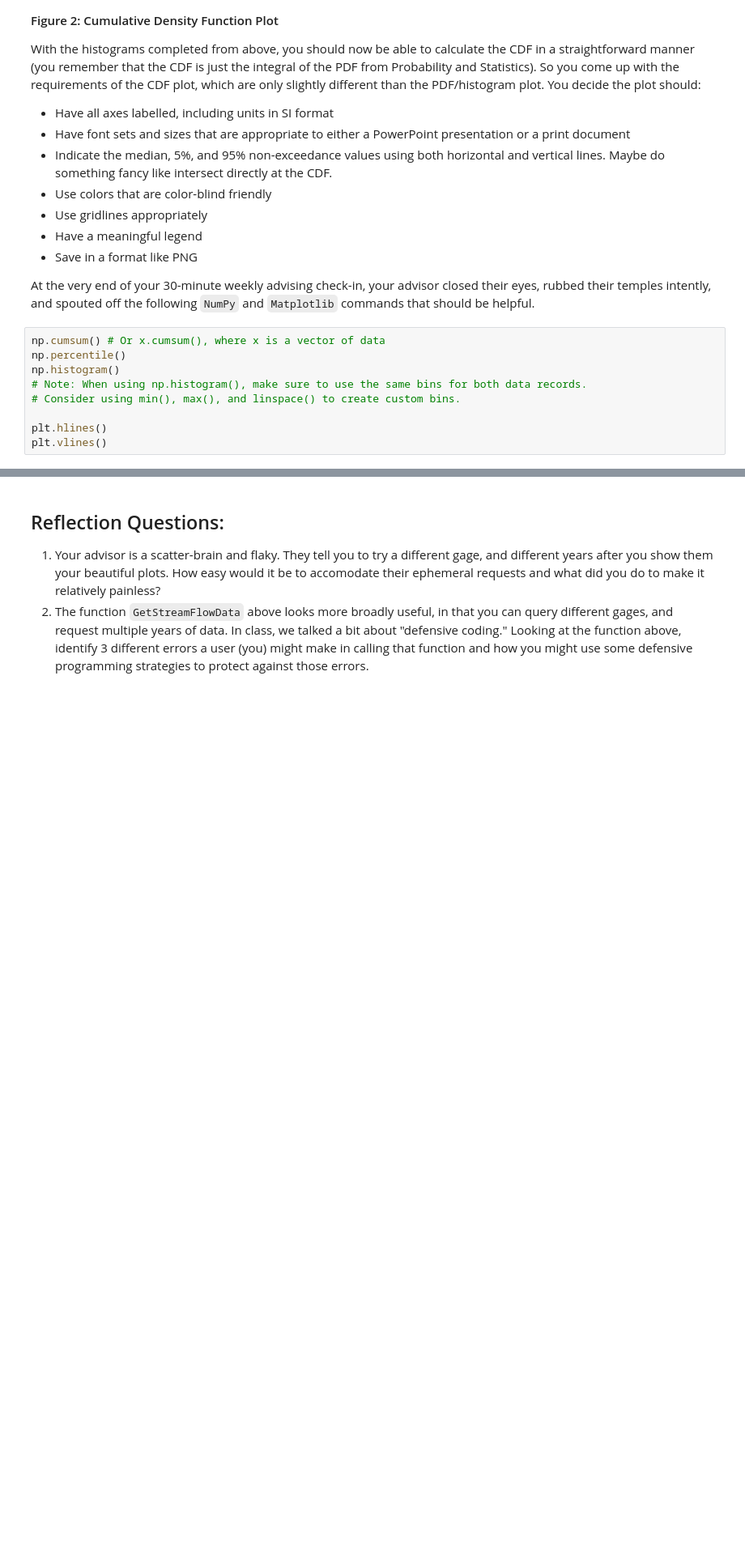
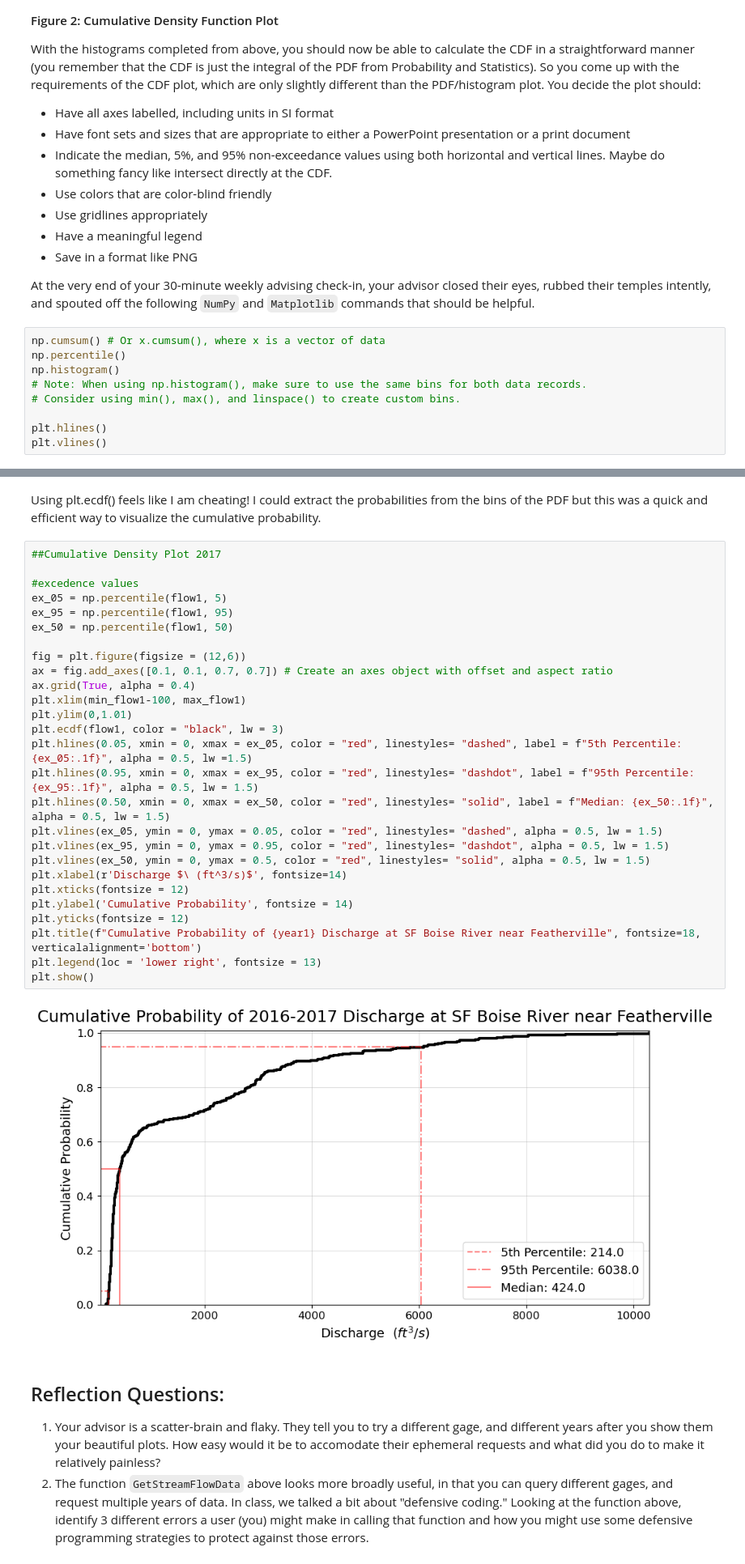
Before and after one commit to scottfordham/sf-GEOS505, a Jupyter notebook: Homework/Unit02Assignment.ipynb, the cells around one changed output, grey strips where cells are left out. Shown at 81% size. Saved outputs shown, nothing was run; the diff lists cells and outputs as text; blank space fills up the shorter version.

```diff
--- a/Homework/Unit02Assignment.ipynb
+++ b/Homework/Unit02Assignment.ipynb
@@ -104,3 +211,34 @@ plt.vlines()
+# %% [markdown]
+Using plt.ecdf() feels like I am cheating! I could extract the probabilities from the bins of the PDF but this was a quick and efficient way to visualize the cumulative probability.
+# %%
+##Cumulative Density Plot 2017
+
+#excedence values
+ex_05 = np.percentile(flow1, 5)
+ex_95 = np.percentile(flow1, 95)
+ex_50 = np.percentile(flow1, 50)
+
+fig = plt.figure(figsize = (12,6))
+ax = fig.add_axes([0.1, 0.1, 0.7, 0.7]) # Create an axes object with offset and aspect ratio
+ax.grid(True, alpha = 0.4)
+plt.xlim(min_flow1-100, max_flow1)
+plt.ylim(0,1.01)
+plt.ecdf(flow1, color = "black", lw = 3)
+plt.hlines(0.05, xmin = 0, xmax = ex_05, color = "red", linestyles= "dashed", label = f"5th Percentile: {ex_05:.1f}", alpha = 0.5, lw =1.5)
+plt.hlines(0.95, xmin = 0, xmax = ex_95, color = "red", linestyles= "dashdot", label = f"95th Percentile: {ex_95:.1f}", alpha = 0.5, lw = 1.5)
+plt.hlines(0.50, xmin = 0, xmax = ex_50, color = "red", linestyles= "solid", label = f"Median: {ex_50:.1f}", alpha = 0.5, lw = 1.5)
+plt.vlines(ex_05, ymin = 0, ymax = 0.05, color = "red", linestyles= "dashed", alpha = 0.5, lw = 1.5)
+plt.vlines(ex_95, ymin = 0, ymax = 0.95, color = "red", linestyles= "dashdot", alpha = 0.5, lw = 1.5)
+plt.vlines(ex_50, ymin = 0, ymax = 0.5, color = "red", linestyles= "solid", alpha = 0.5, lw = 1.5)
+plt.xlabel(r'Discharge $\ (ft^3/s)$', fontsize=14)
+plt.xticks(fontsize = 12)
+plt.ylabel('Cumulative Probability', fontsize = 14)
+plt.yticks(fontsize = 12)
+plt.title(f"Cumulative Probability of {year1} Discharge at SF Boise River near Featherville", fontsize=18, verticalalignment='bottom')
+plt.legend(loc = 'lower right', fontsize = 13)
+plt.show()
+# %% [output]
+[figure, added]
 # %% [markdown]
 ## Reflection Questions:
 
```
Also changed, not shown: parts of 9 cells of this notebook.
